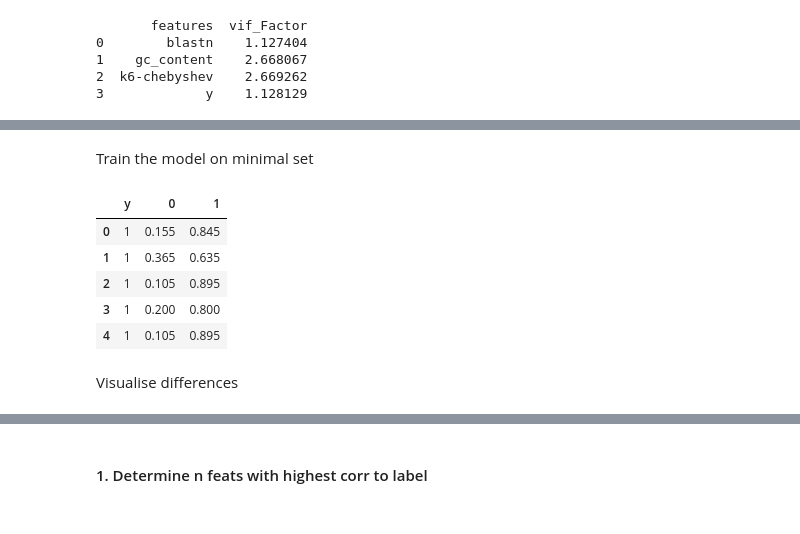
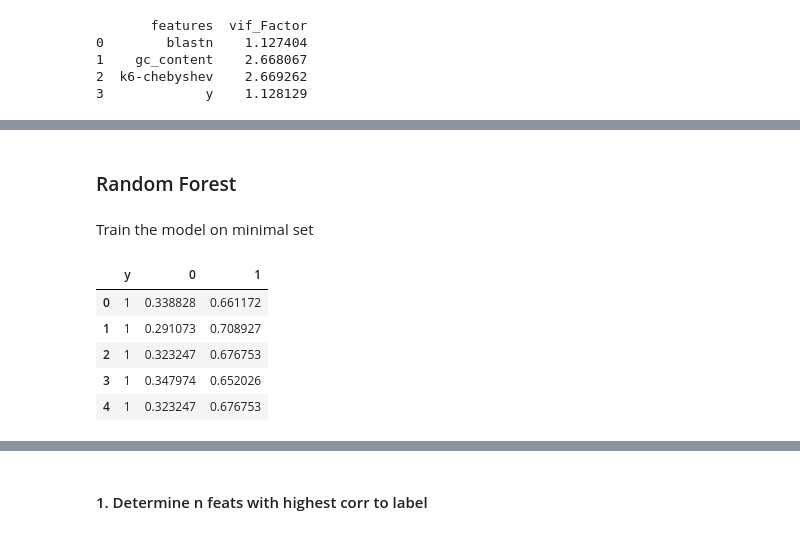
Before and after one commit to mikrzol/ML_bacteriophage_host_predicting, a Jupyter notebook: feature_exploration.ipynb, the cells around one changed output, grey strips where cells are left out. Drawn from its saved outputs; the diff is of its cells as text; code cells hidden in the pictures.

```diff
--- a/feature_exploration.ipynb
+++ b/feature_exploration.ipynb
@@ -202,0 +210,2 @@ Train model on selected features - function declaration
+# %% [markdown]
+### Random Forest
@@ -245,11 +265,9 @@ train_model_on_features(feats, 'minimal')
 # %%
-results_dfs['minimal'].head()
+results_dfs['rfc_minimal'].head()
 # %% [output]
 |  | y | 0 | 1 |
-| 0 | 1 | 0.155 | 0.845 |
-| 1 | 1 | 0.365 | 0.635 |
-| 2 | 1 | 0.105 | 0.895 |
-| 3 | 1 | 0.200 | 0.800 |
-| 4 | 1 | 0.105 | 0.895 |
+| 0 | 1 | 0.338828 | 0.661172 |
+| 1 | 1 | 0.291073 | 0.708927 |
+| 2 | 1 | 0.323247 | 0.676753 |
+| 3 | 1 | 0.347974 | 0.652026 |
+| 4 | 1 | 0.323247 | 0.676753 |
-# %% [markdown]
-Visualise differences
```
Also changed, not shown: parts of 118 cells of this notebook.
